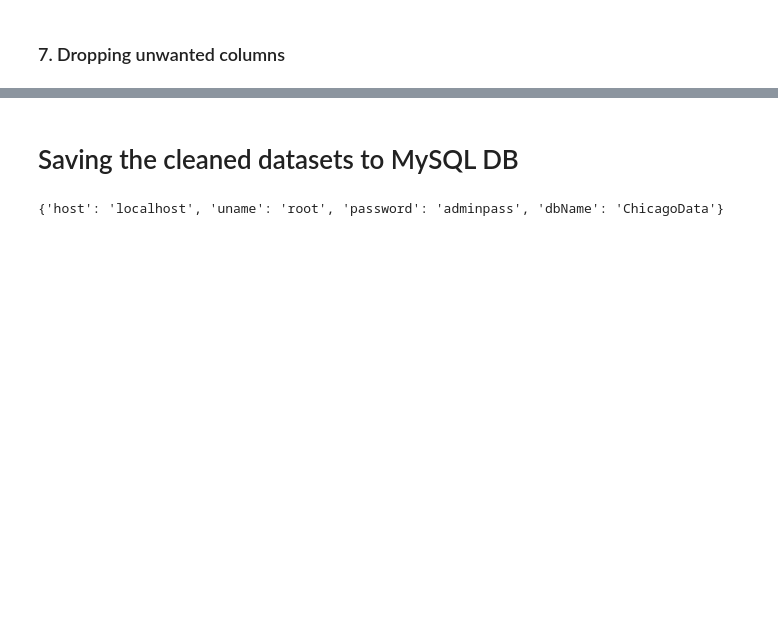
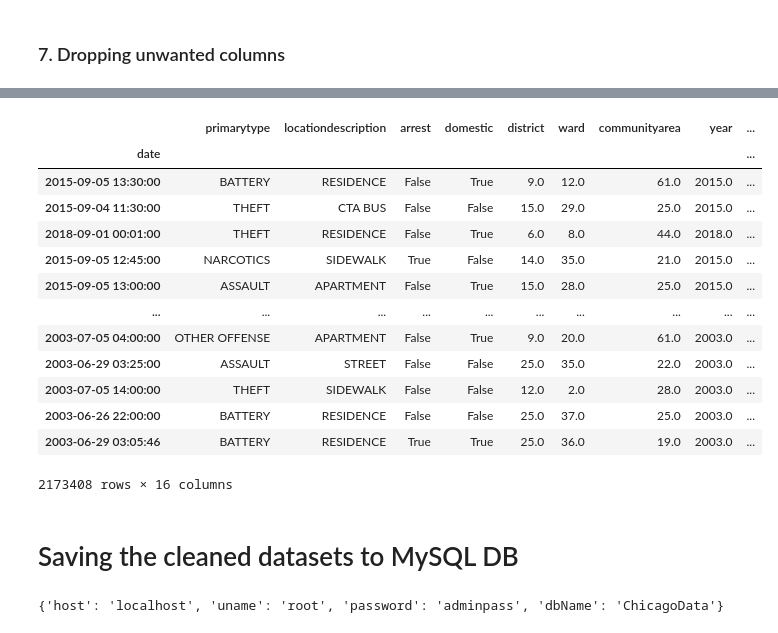
Before and after one commit to tejalvs/ChicagoCrimeAnalysis, a Jupyter notebook: DataCleaning_1.ipynb, the cells around one changed output, grey strips where cells are left out. Saved outputs shown, nothing was run; the diff lists cells and outputs as text; code cells hidden in the pictures; blank space fills up the shorter version.

```diff
--- a/DataCleaning_1.ipynb
+++ b/DataCleaning_1.ipynb
@@ -250,0 +436,21 @@ Census.head(5)
+# %%
+grouped_crime_dict = {}
+crimes_dict = {
+    ('HOMICIDE','KIDNAPPING','HUMAN TRAFFICKING','OFFENSE INVOLVING CHILDREN',\
+     'BATTERY','CRIM SEXUAL ASSAULT','SEX OFFENSE', 'ASSAULT',\
+     'CRIMINAL SEXUAL ASSAULT', 'DOMESTIC VIOLENCE') : 'CRIMES INVOLVING PHYSICAL HARM TO HUMANS',
+    ('CRIMINAL DAMAGE','DECEPTIVE PRACTICE','BURGLARY','MOTOR VEHICLE THEFT',\
+     'THEFT','ROBBERY','GAMBLING') : 'CRIMES INVOLVING MONETORY BENEFIT',
+    ('STALKING','PROSTITUTION','INTIMIDATION','INTERFERENCE WITH PUBLIC OFFICER',\
+     'OBSCENITY','PUBLIC INDECENCY','ARSON') : 'CRIMES INVOLVING SAFETY CONCERNS TO HUMANS',
+    ('WEAPONS VIOLATION','CONCEALED CARRY LICENSE VIOLATION','PUBLIC PEACE VIOLATION',\
+     'LIQUOR LAW VIOLATION','NARCOTICS','OTHER NARCOTIC VIOLATION',\
+     'CRIMINAL TRESPASS') : 'CRIMES INVOLVING VIOLATIONS',
+    ('NON-CRIMINAL','NON - CRIMINAL','NON-CRIMINAL (SUBJECT SPECIFIED)','OTHER OFFENSE','RITUALISM') \
+    : 'OTHER NON-CRIMINAL OFFENSES'
+}
+
+for groups, value in crimes_dict.items():
+    for key in groups:
+        grouped_crime_dict[key] = value
+Crimes['groupedCrimesTypes'] = Crimes.primarytype.map(grouped_crime_dict)
@@ -251,3 +539,27 @@ Census.head(5)
+# %%
+from datetime import datetime
+format = '%Y-%m-%d %H:%M:%S'
+Crimes["hour"]=Crimes.index.hour
+Crimes["day"]=Crimes.index.day
+Crimes['month']=Crimes.index.month
+Crimes["weekday"]=Crimes.index.weekday
+# %%
+Crimes
+# %% [output]
+|  | primarytype | locationdescription | arrest | domestic | district | ward | communityarea | year | ... |
+| date |  |  |  |  |  |  |  |  | ... |
+| 2015-09-05 13:30:00 | BATTERY | RESIDENCE | False | True | 9.0 | 12.0 | 61.0 | 2015.0 | ... |
+| 2015-09-04 11:30:00 | THEFT | CTA BUS | False | False | 15.0 | 29.0 | 25.0 | 2015.0 | ... |
+| 2018-09-01 00:01:00 | THEFT | RESIDENCE | False | True | 6.0 | 8.0 | 44.0 | 2018.0 | ... |
+| 2015-09-05 12:45:00 | NARCOTICS | SIDEWALK | True | False | 14.0 | 35.0 | 21.0 | 2015.0 | ... |
+| 2015-09-05 13:00:00 | ASSAULT | APARTMENT | False | True | 15.0 | 28.0 | 25.0 | 2015.0 | ... |
+| ... | ... | ... | ... | ... | ... | ... | ... | ... | ... |
+| 2003-07-05 04:00:00 | OTHER OFFENSE | APARTMENT | False | True | 9.0 | 20.0 | 61.0 | 2003.0 | ... |
+| 2003-06-29 03:25:00 | ASSAULT | STREET | False | False | 25.0 | 35.0 | 22.0 | 2003.0 | ... |
+| 2003-07-05 14:00:00 | THEFT | SIDEWALK | False | False | 12.0 | 2.0 | 28.0 | 2003.0 | ... |
+| 2003-06-26 22:00:00 | BATTERY | RESIDENCE | False | False | 25.0 | 37.0 | 25.0 | 2003.0 | ... |
+| 2003-06-29 03:05:46 | BATTERY | RESIDENCE | True | True | 25.0 | 36.0 | 19.0 | 2003.0 | ... |
+2173408 rows × 16 columns
 # %% [markdown]
 # Saving the cleaned datasets to MySQL DB
 # %%
```
Also changed, not shown: parts of 31 cells of this notebook, 4 other files.
